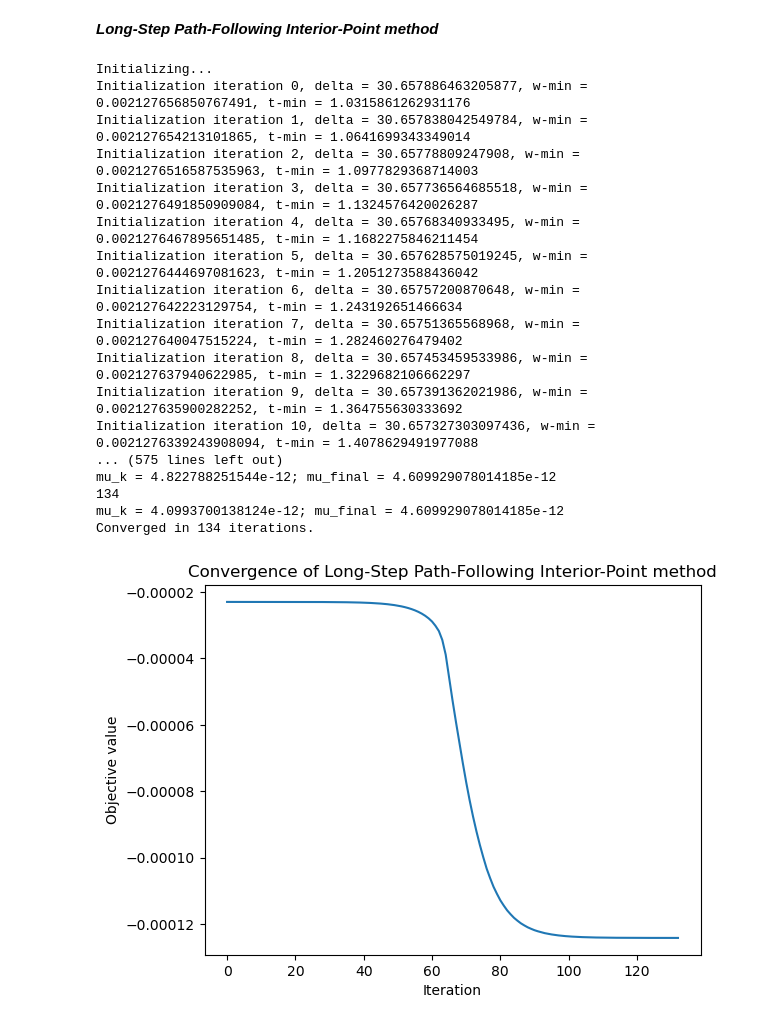
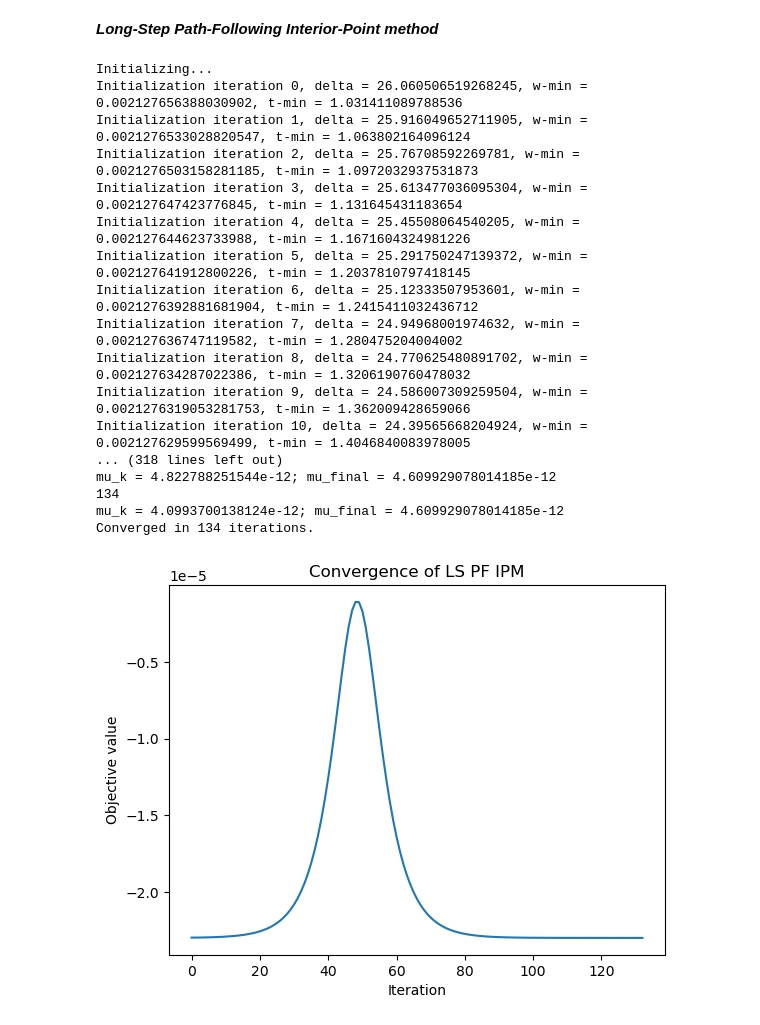
Before and after one commit to Edouard1000/Projet_opti, a Jupyter notebook: notebook.ipynb, the cells around one changed output. Saved outputs shown, nothing was run; the diff lists cells and outputs as text; code cells hidden in the pictures.

```diff
--- a/notebook.ipynb
+++ b/notebook.ipynb
@@ -116,7 +117,7 @@ X, mu, Sigma = read_data(verbose=True)
 eigvals = np.linalg.eigvalsh(Sigma)
 print("min eigenvalue:", eigvals.min())
 lam = 0.1
-c = 0.000001
+c = 0.003
 wprev = np.ones(X.shape[1]) / X.shape[1]
 
 w = projected_subgradient_method(lam, c, Sigma, mu, wprev, tol= 1e-8, plot=True)[0]
@@ -158,12 +158,14 @@ def proximal_gradient_method(lam, c, Sigma, mu, wprev, L, max_iter=50000, tol= 1
 
     w = wprev
     step_size = 1/L
-    if plot:
-        obj_values = []
+
+    obj_values = []
+
+    print("c * step_size =", c * step_size)
+
     for k in tqdm(range(max_iter)):
 
-        if plot:
-            obj_values.append(obj_f_nonSmooth(w, wprev, Sigma, mu, lam, c))
+        obj_values.append(obj_f_nonSmooth(w, wprev, Sigma, mu, lam, c))
 
         v = w - step_size * (Sigma @ w - lam * mu)
         u = prox(wprev, step_size, v, c)
@@ -173,7 +175,7 @@ def proximal_gradient_method(lam, c, Sigma, mu, wprev, L, max_iter=50000, tol= 1
         #     print("c/L:", c / L)
         #     print("max(|v-w|):", np.max(np.abs(v - w)))
 
-        if (np.linalg.norm(w_new - w) < tol) and k > -1000:
+        if (np.linalg.norm(w_new - w) < tol) and k > -5000:
             print(f"Converged in {k} iterations.")
             break
 
@@ -194,16 +196,19 @@ def proximal_gradient_method(lam, c, Sigma, mu, wprev, L, max_iter=50000, tol= 1
         plt.title("Convergence of Proximal Gradient Method")
         plt.show()
 
-    return w
+    return w, obj_values
 # %%
 #X, mu, Sigma = read_data(verbose=True)
 lam = 0.1
-c = 0.000001
+c = 0.003
+#c = 0.00001
 L = np.linalg.eigvalsh(Sigma).max()
 wprev = np.ones(X.shape[1]) / X.shape[1]
-
-w = proximal_gradient_method(lam, c, Sigma, mu, wprev, L, max_iter=50000, tol= 1e-8, plot=True)
-print("Optimal weights:", w)
+print("max(grad f(wprev)", max(Sigma @ wprev - mu * lam))
+w = proximal_gradient_method(lam, c, Sigma, mu, wprev, L, max_iter=50000, tol= 1e-8, plot=True)[0]
+#print("Optimal weights:", w)
 print("Sum of weights:", np.sum(w))
 print("Converged objective value:", obj_f_nonSmooth(w, wprev, Sigma, mu, lam, c))
+
+print(obj_f_nonSmooth(wprev, wprev, Sigma, mu, lam, c))
 # %% [output]
@@ -375,8 +368,8 @@ def LS_FP_IPM(lam, tau, c, Sigma, mu, wprev, theta,
     w_start = np.ones(n) / n
     t_start = np.abs(w_start - wprev) + 1.0
 
-    if plot:
-        obj_values = []
+
+    obj_values = []
 
     print("Initializing...")
     w, t = initialization(w_start, t_start, mu_k, tau, Sigma, mu, lam, c, wprev)
@@ -386,8 +379,8 @@ def LS_FP_IPM(lam, tau, c, Sigma, mu, wprev, theta,
     k = 1
 
     while mu_k > mu_final:
-        if plot:
-            obj_values.append(obj_f_nonSmooth(w, wprev, Sigma, mu, lam, c))
+
+        obj_values.append(obj_f_nonSmooth(w, wprev, Sigma, mu, lam, c))
 
         if k > max_iter:
             print("Maximum iterations reached.")
@@ -410,39 +403,39 @@ def LS_FP_IPM(lam, tau, c, Sigma, mu, wprev, theta,
         #plt.yscale("log")
         #plt.yscale('symlog', linthresh=1e-3)
         plt.ylabel("Objective value")
-        plt.title("Convergence of Long-Step Path-Following Interior-Point method")
+        plt.title("Convergence of LS PF IPM")
         plt.show()
-    return w
+    return w, obj_values
 # %%
 #X, mu, Sigma = read_data(verbose=True)
 lam = 0.1
-c = 0.000001
+c = 0.003
 wprev = np.ones(X.shape[1]) / X.shape[1]
 tau = 0.35
 theta = 0.15
 nu = 3*len(wprev)
 
-w_IPM = LS_FP_IPM(lam, tau, c, Sigma, mu, wprev, theta, nu, max_iter=500, tol= 1e-8, plot=True)
+w_IPM = LS_FP_IPM(lam, tau, c, Sigma, mu, wprev, theta, nu, max_iter=500, tol= 1e-8, plot=True)[0]
 print("Optimal weights:", w_IPM)
 print("Sum of weights:", np.sum(w))
 f_IPM = obj_f_nonSmooth(w_IPM, wprev, Sigma, mu, lam, c)
 print("Converged objective value:", f_IPM)
 # %% [output]
 Initializing...
-Initialization iteration 0, delta = 30.657886463205877, w-min = 0.002127656850767491, t-min = 1.0315861262931176
-Initialization iteration 1, delta = 30.657838042549784, w-min = 0.002127654213101865, t-min = 1.0641699343349014
-Initialization iteration 2, delta = 30.65778809247908, w-min = 0.0021276516587535963, t-min = 1.0977829368714003
-Initialization iteration 3, delta = 30.657736564685518, w-min = 0.0021276491850909084, t-min = 1.1324576420026287
-Initialization iteration 4, delta = 30.65768340933495, w-min = 0.0021276467895651485, t-min = 1.1682275846211454
-Initialization iteration 5, delta = 30.657628575019245, w-min = 0.0021276444697081623, t-min = 1.2051273588436042
-Initialization iteration 6, delta = 30.65757200870648, w-min = 0.002127642223129754, t-min = 1.243192651466634
-Initialization iteration 7, delta = 30.65751365568968, w-min = 0.002127640047515224, t-min = 1.282460276479402
-Initialization iteration 8, delta = 30.657453459533986, w-min = 0.002127637940622985, t-min = 1.3229682106662297
-Initialization iteration 9, delta = 30.657391362021986, w-min = 0.002127635900282252, t-min = 1.364755630333692
-Initialization iteration 10, delta = 30.657327303097436, w-min = 0.0021276339243908094, t-min = 1.4078629491977088
-... (575 lines left out)
+Initialization iteration 0, delta = 26.060506519268245, w-min = 0.002127656388030902, t-min = 1.031411089788536
+Initialization iteration 1, delta = 25.916049652711905, w-min = 0.0021276533028820547, t-min = 1.063802164096124
+Initialization iteration 2, delta = 25.76708592269781, w-min = 0.0021276503158281185, t-min = 1.0972032937531873
+Initialization iteration 3, delta = 25.613477036095304, w-min = 0.002127647423776845, t-min = 1.131645431183654
+Initialization iteration 4, delta = 25.45508064540205, w-min = 0.002127644623733988, t-min = 1.1671604324981226
+Initialization iteration 5, delta = 25.291750247139372, w-min = 0.002127641912800226, t-min = 1.2037810797418145
+Initialization iteration 6, delta = 25.12333507953601, w-min = 0.0021276392881681904, t-min = 1.2415411032436712
+Initialization iteration 7, delta = 24.94968001974632, w-min = 0.002127636747119582, t-min = 1.280475204004002
+Initialization iteration 8, delta = 24.770625480891702, w-min = 0.002127634287022386, t-min = 1.3206190760478032
+Initialization iteration 9, delta = 24.586007309259504, w-min = 0.0021276319053281753, t-min = 1.362009428659066
+Initialization iteration 10, delta = 24.39565668204924, w-min = 0.002127629599569499, t-min = 1.4046840083978005
+... (318 lines left out)
 mu_k = 4.822788251544e-12; mu_final = 4.609929078014185e-12
 134
 mu_k = 4.0993700138124e-12; mu_final = 4.609929078014185e-12
 Converged in 134 iterations.
-[figure, old version]
+[figure, new version]
```
Also changed, not shown: parts of 19 cells of this notebook, 1 other file.
